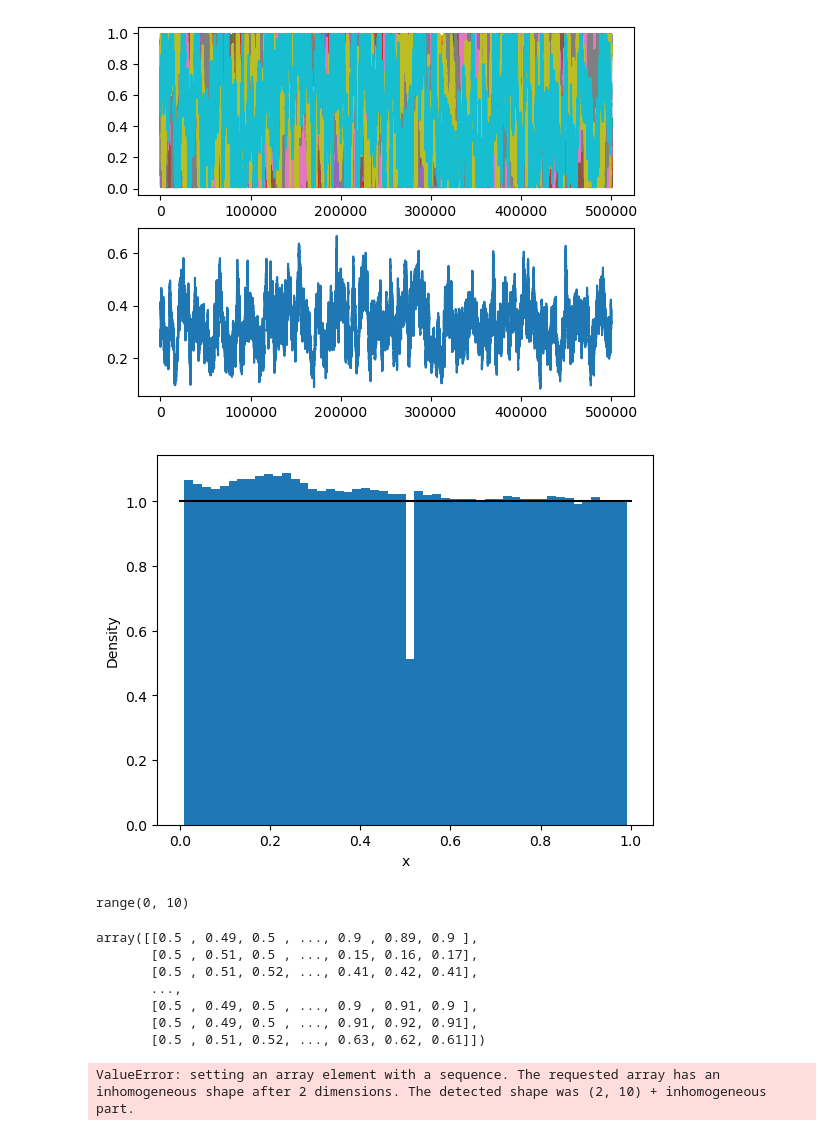
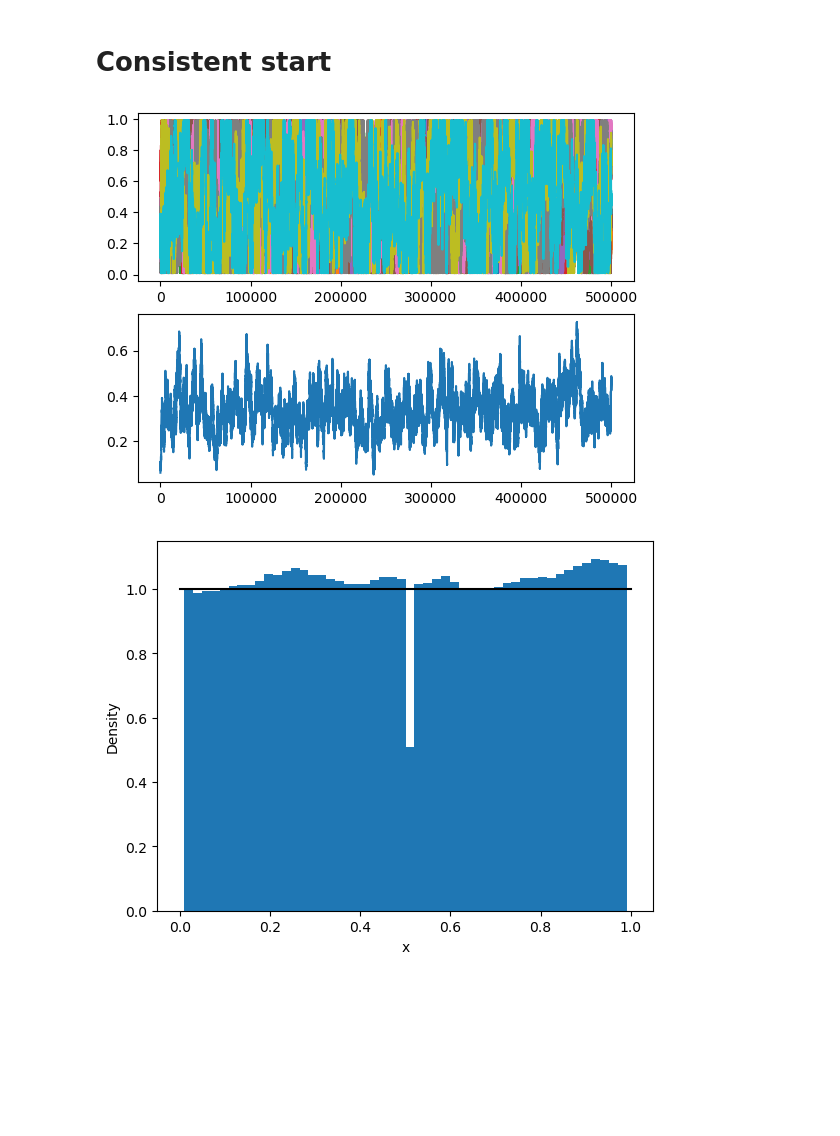
Before and after one commit to leoole100/fp2, a Jupyter notebook: 04 montecarlo/scripts/02 potential well.ipynb, the cells around one changed output. Saved outputs shown, nothing was run; the diff lists cells and outputs as text; code cells hidden in the pictures; blank space fills up the shorter version.

```diff
--- a/04 montecarlo/scripts/02 potential well.ipynb
+++ b/04 montecarlo/scripts/02 potential well.ipynb
@@ -34,11 +34,13 @@ def plot_sim(x):
         ax[0].plot(x[:,j])
     ax[1].plot(msd)
     return plt.gcf()
+# %% [markdown]
+# Consistent start
 # %%
-x = do_sim(500000,10,potpot, xinit=0.5)
+x = do_sim(500000,10,potpot, xinit=0.25)
 plot_sim(x).show()
 # %% [output]
-[figure, old version]
+[figure, new version]
 # %%
 hist, bins = np.histogram(x.ravel(), bins=50, density=True)
 plt.bar(bins[:-1], hist, align="edge", width=1/len(hist))
@@ -48,22 +50,4 @@ plt.ylabel("Density")
 # plt.savefig("../figures/02 potential well.pdf")
 plt.show()
 # %% [output]
-[figure, old version]
+[figure, new version]
-# %%
-range(x.shape[1])
-# %% [output]
-range(0, 10)
-# %%
-x.T
-# %% [output]
-array([[0.5 , 0.49, 0.5 , ..., 0.9 , 0.89, 0.9 ],
-       [0.5 , 0.51, 0.5 , ..., 0.15, 0.16, 0.17],
-       [0.5 , 0.51, 0.52, ..., 0.41, 0.42, 0.41],
-       ...,
-       [0.5 , 0.49, 0.5 , ..., 0.9 , 0.91, 0.9 ],
-       [0.5 , 0.49, 0.5 , ..., 0.91, 0.92, 0.91],
-       [0.5 , 0.51, 0.52, ..., 0.63, 0.62, 0.61]])
-# %%
-np.histogram2d(range(x.shape[1]), x.T)
-# %% [output]
-ValueError: setting an array element with a sequence. The requested array has an inhomogeneous shape after 2 dimensions. The detected shape was (2, 10) + inhomogeneous part.
```
Also changed, not shown: parts of 6 cells of this notebook.
